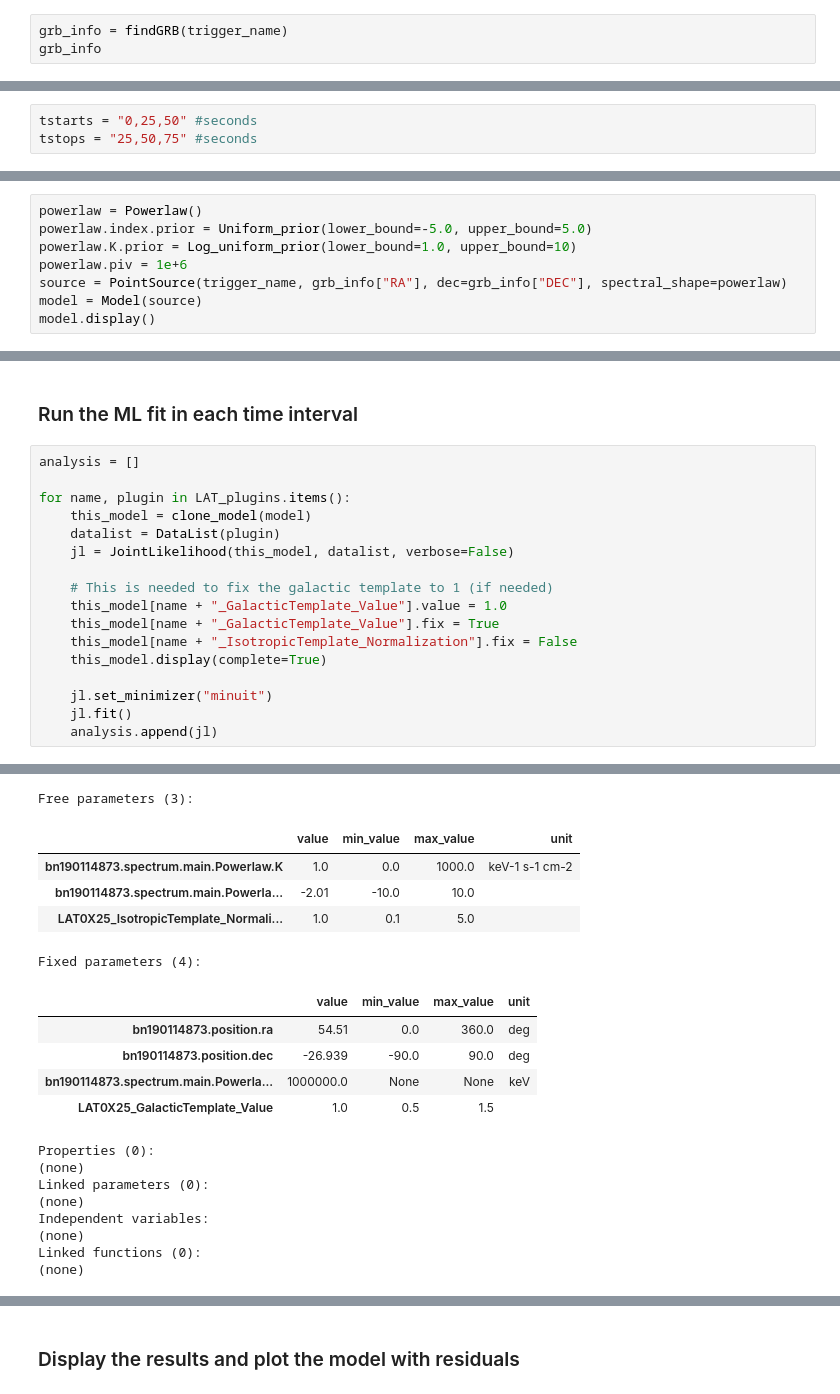
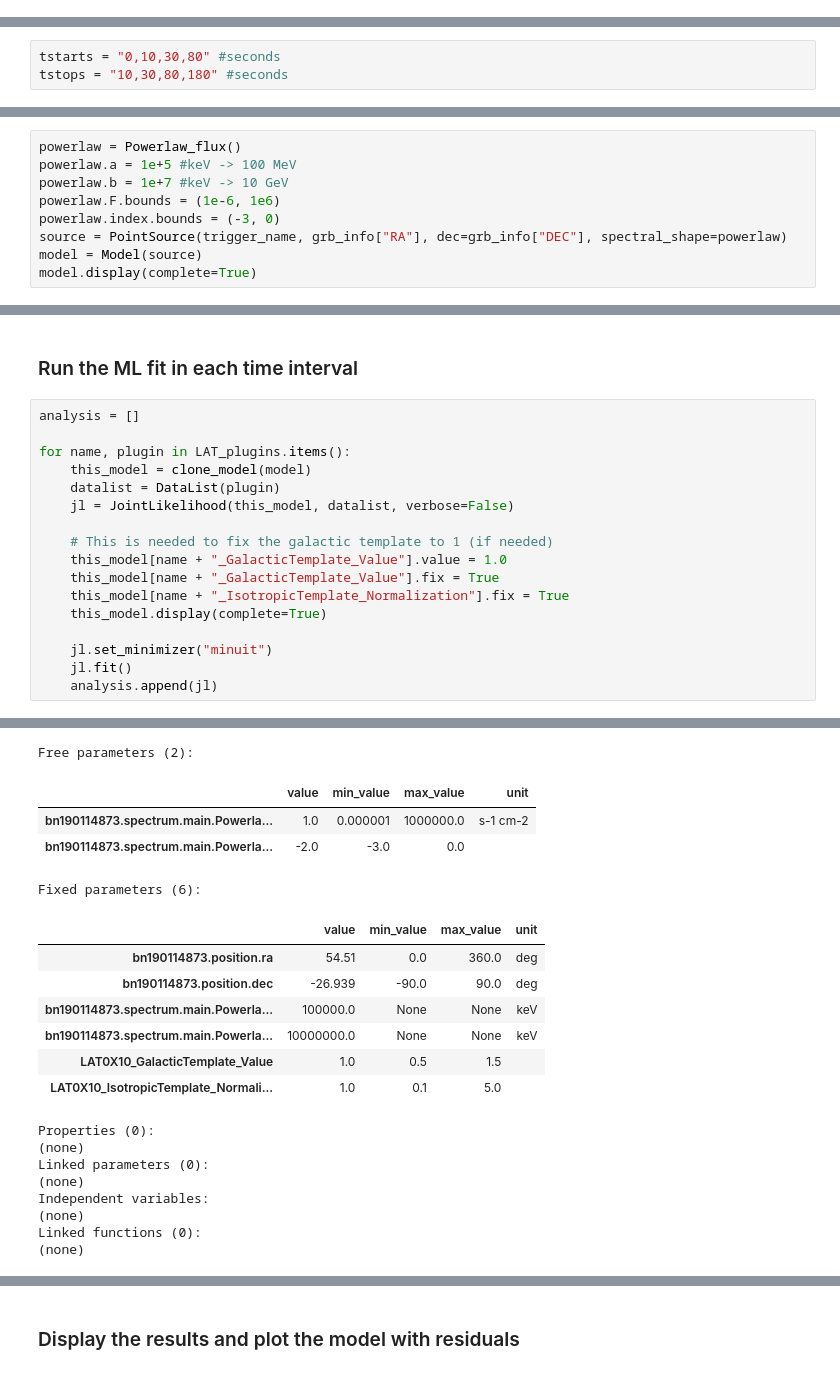
Before and after one commit to FermiSummerSchool/fermi-summer-school, a Jupyter notebook: Advanced_Topics/Niccolo/grb_190114c_lat.ipynb, the cells around one changed output, grey strips where cells are left out. Drawn from its saved outputs; the diff is of its cells as text.

```diff
--- a/Advanced_Topics/Niccolo/grb_190114c_lat.ipynb
+++ b/Advanced_Topics/Niccolo/grb_190114c_lat.ipynb
@@ -65,3 +32,0 @@ def findGRB(grb_name):
-# %%
-grb_info = findGRB(trigger_name)
-grb_info
@@ -145,8 +94,8 @@ plt.show()
 # %% [markdown]
 ### Define the temporal binning
 # %%
-tstarts = "0,25,50" #seconds
-tstops = "25,50,75" #seconds
+tstarts = "0,10,30,80" #seconds
+tstops = "10,30,80,180" #seconds
 # %% [markdown]
 ### Configure and run the TransientLATDataBuilder to bin LAT data over the selected intervals
 # %%
@@ -260,11 +210,12 @@ dict_keys(['LAT0X25', 'LAT25X50', 'LAT50X75'])
 # %% [markdown]
 ### Create the spectral model
 # %%
-powerlaw = Powerlaw()
-powerlaw.index.prior = Uniform_prior(lower_bound=-5.0, upper_bound=5.0)
-powerlaw.K.prior = Log_uniform_prior(lower_bound=1.0, upper_bound=10)
-powerlaw.piv = 1e+6
+powerlaw = Powerlaw_flux()
+powerlaw.a = 1e+5 #keV -> 100 MeV
+powerlaw.b = 1e+7 #keV -> 10 GeV
+powerlaw.F.bounds = (1e-6, 1e6)
+powerlaw.index.bounds = (-3, 0)
 source = PointSource(trigger_name, grb_info["RA"], dec=grb_info["DEC"], spectral_shape=powerlaw)
 model = Model(source)
-model.display()
+model.display(complete=True)
 # %% [output]
@@ -300,7 +257,7 @@ for name, plugin in LAT_plugins.items():
     # This is needed to fix the galactic template to 1 (if needed)
     this_model[name + "_GalacticTemplate_Value"].value = 1.0
     this_model[name + "_GalacticTemplate_Value"].fix = True
-    this_model[name + "_IsotropicTemplate_Normalization"].fix = False
+    this_model[name + "_IsotropicTemplate_Normalization"].fix = True
     this_model.display(complete=True)
 
     jl.set_minimizer("minuit")
@@ -316,19 +273,20 @@ Cutting the template around the ROI:
 Model summary:
 |  | N |
 | Point sources | 1 |
 | Extended sources | 0 |
 | Particle sources | 0 |
-Free parameters (3):
+Free parameters (2):
 |  | value | min_value | max_value | unit |
-| bn190114873.spectrum.main.Powerlaw.K | 1.0 | 0.0 | 1000.0 | keV-1 s-1 cm-2 |
-| bn190114873.spectrum.main.Powerla... | -2.01 | -10.0 | 10.0 |  |
-| LAT0X25_IsotropicTemplate_Normali... | 1.0 | 0.1 | 5.0 |  |
+| bn190114873.spectrum.main.Powerla... | 1.0 | 0.000001 | 1000000.0 | s-1 cm-2 |
+| bn190114873.spectrum.main.Powerla... | -2.0 | -3.0 | 0.0 |  |
-Fixed parameters (4):
+Fixed parameters (6):
 |  | value | min_value | max_value | unit |
 | bn190114873.position.ra | 54.51 | 0.0 | 360.0 | deg |
 | bn190114873.position.dec | -26.939 | -90.0 | 90.0 | deg |
-| bn190114873.spectrum.main.Powerla... | 1000000.0 | None | None | keV |
-| LAT0X25_GalacticTemplate_Value | 1.0 | 0.5 | 1.5 |  |
+| bn190114873.spectrum.main.Powerla... | 100000.0 | None | None | keV |
+| bn190114873.spectrum.main.Powerla... | 10000000.0 | None | None | keV |
+| LAT0X10_GalacticTemplate_Value | 1.0 | 0.5 | 1.5 |  |
+| LAT0X10_IsotropicTemplate_Normali... | 1.0 | 0.1 | 5.0 |  |
 Properties (0):
 (none)
 Linked parameters (0):
```
Also changed, not shown: parts of 17 cells of this notebook, 2 other files.
